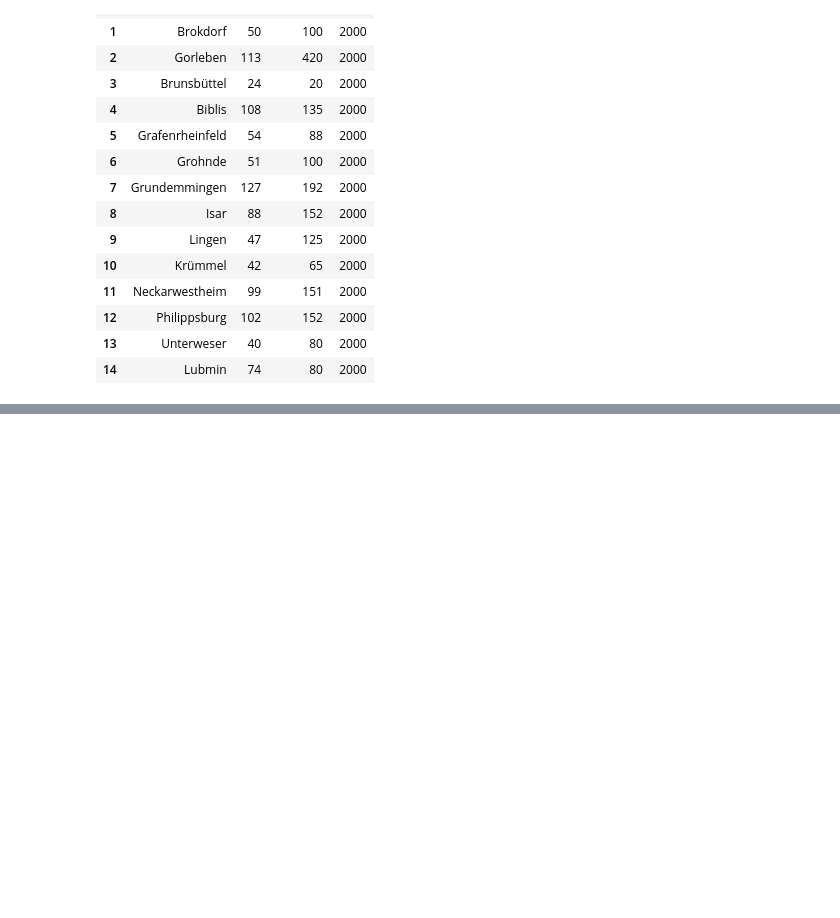
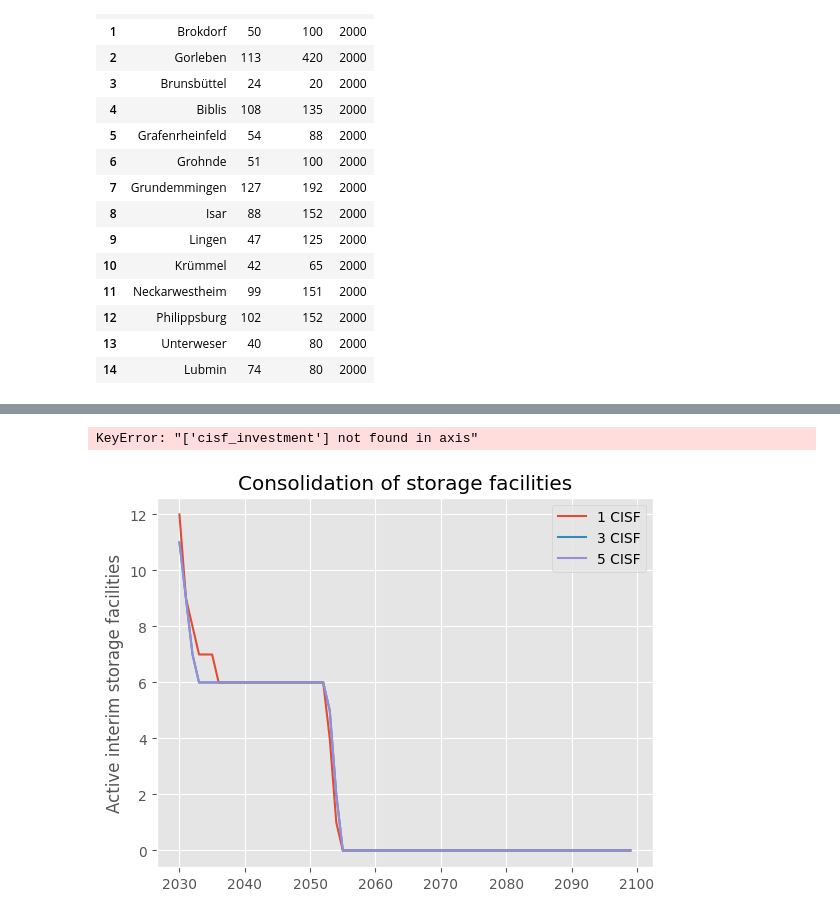
Before and after one commit to hzoerner/operations_oppenheimer, a Jupyter notebook: src/python/plot_results.ipynb, the cells around one changed output, grey strips where cells are left out. Cells and saved outputs as stored; diff of their text form; code cells hidden in the pictures; blank space fills up the shorter version.

```diff
--- a/src/python/plot_results.ipynb
+++ b/src/python/plot_results.ipynb
@@ -217,0 +244,4 @@ isf_ax = gdf[gdf.name.isin(isf_coords.keys())].plot(aspect=1.4, ax=ger.plot(colo
+# %%
+plt.style.use("ggplot")
+yearly_costs.drop(columns="cisf_investment").plot.line()
+plt.ylabel("cost in 100 Mio €")
@@ -217,0 +269,36 @@ isf_ax = gdf[gdf.name.isin(isf_coords.keys())].plot(aspect=1.4, ax=ger.plot(colo
+# %%
+sns.lineplot(yearly_costs.drop(columns=["cisf_investment"]), x="year", y="value", hue="cost_factor")
+# %% [output]
+KeyError: "['cisf_investment'] not found in axis"
+# %%
+facility_1 = "/Users/simonirmer/Documents/Privat/Uni/Berlin/WS23-24/OR-INF/term_paper/operations_oppenheimer/data/output_data/3-29/factor5_1cisf/yearly_costs.csv"
+facility_3 = "/Users/simonirmer/Documents/Privat/Uni/Berlin/WS23-24/OR-INF/term_paper/operations_oppenheimer/data/output_data/3-29/factor5_3cisf/yearly_costs.csv"
+facility_5 = "/Users/simonirmer/Documents/Privat/Uni/Berlin/WS23-24/OR-INF/term_paper/operations_oppenheimer/data/output_data/3-29/factor5_3cisf/yearly_costs.csv"
+
+yearly_costs_1 = pd.read_csv(facility_1, index_col="year")
+yearly_costs_3 = pd.read_csv(facility_3, index_col="year")
+yearly_costs_5 = pd.read_csv(facility_5, index_col="year")
+
+y_1 = np.round(yearly_costs_1["reactor_fix"] / 1.03**(yearly_costs_1.index - 2030) / 100000, 0).astype(int)
+y_3 = np.round(yearly_costs_3["reactor_fix"] / 1.03**(yearly_costs_3.index - 2030) / 100000, 0).astype(int)
+y_5 = np.round(yearly_costs_5["reactor_fix"] / 1.03**(yearly_costs_5.index - 2030) / 100000, 0).astype(int)
+
+plt.plot(y_1.index, y_1, label="1 CISF")
+plt.plot(y_3.index, y_3, label="3 CISF")
+plt.plot(y_5.index, y_5, label= "5 CISF")
+# plot = np.round(yearly_costs_1["reactor_fix"] / 1.03**(yearly_costs_1.index - 2030) / 100000, 0).astype(int).plot.line(label="1 CISF")
+# np.round(yearly_costs_3["reactor_fix"] / 1.03**(yearly_costs_3.index - 2030) / 100000, 0).astype(int).plot.line(label="3 CISF", ax=plot)
+# np.round(yearly_costs_5["reactor_fix"] / 1.03**(yearly_costs_5.index - 2030) / 100000, 0).astype(int).plot.line(label="5 CISF", ax=plot)
+
+plt.title("Consolidation of storage facilities")
+plt.ylabel("Active interim storage facilities")
+
+# for n, tick in enumerate(plot.axes.get_xticklabels()):
+#     if n % 5 != 0:
+#         tick.set_visible(False)
+# plt.xticks(rotation=45, ha='right')
+plt.legend()
+plt.show()
+#plt.setp(plot.axes.get_xticklabels()[::5], visible=True)
+# %% [output]
+[figure, added]
```
Also changed, not shown: parts of 39 cells of this notebook, 37 other files.
